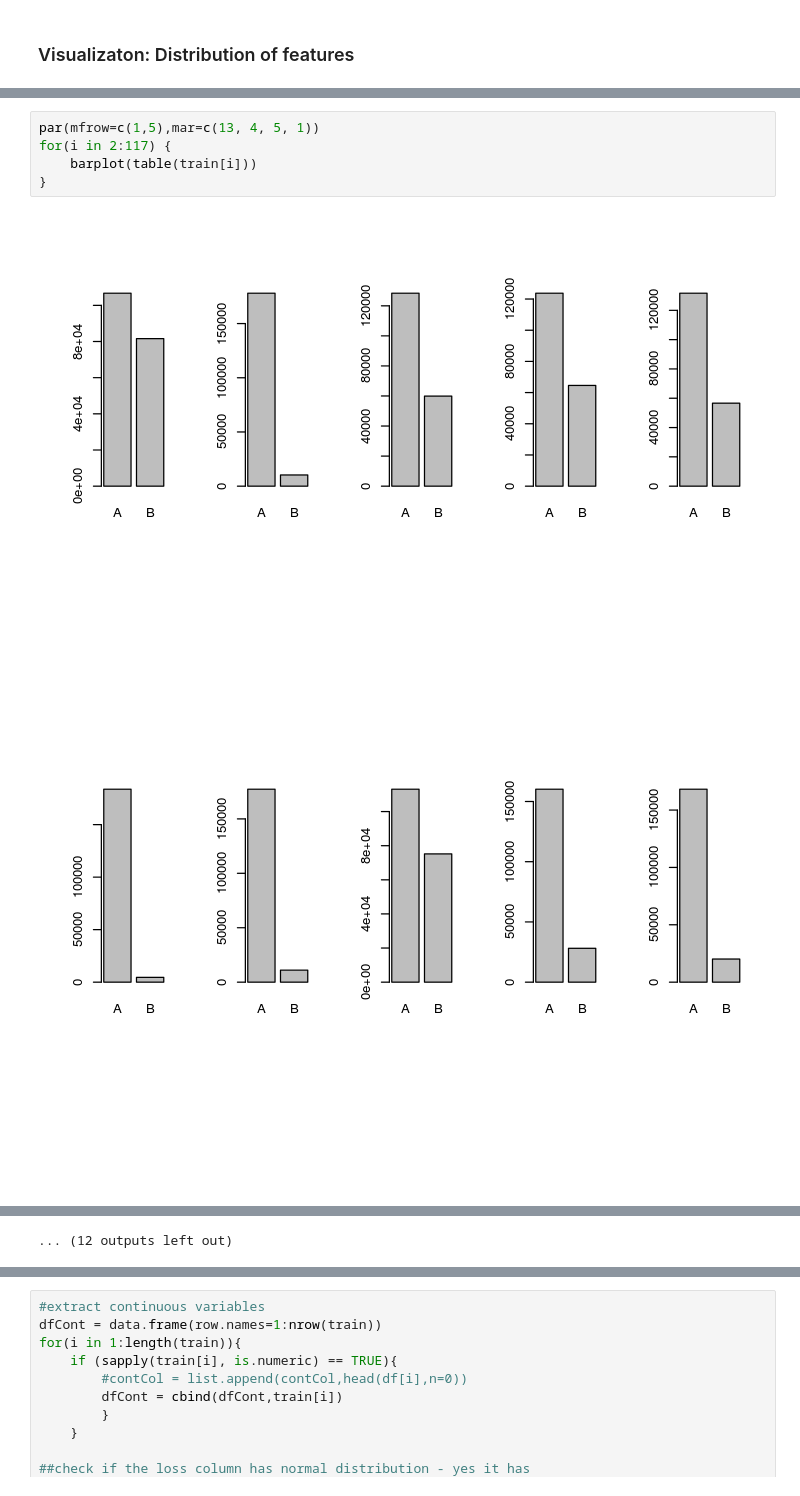
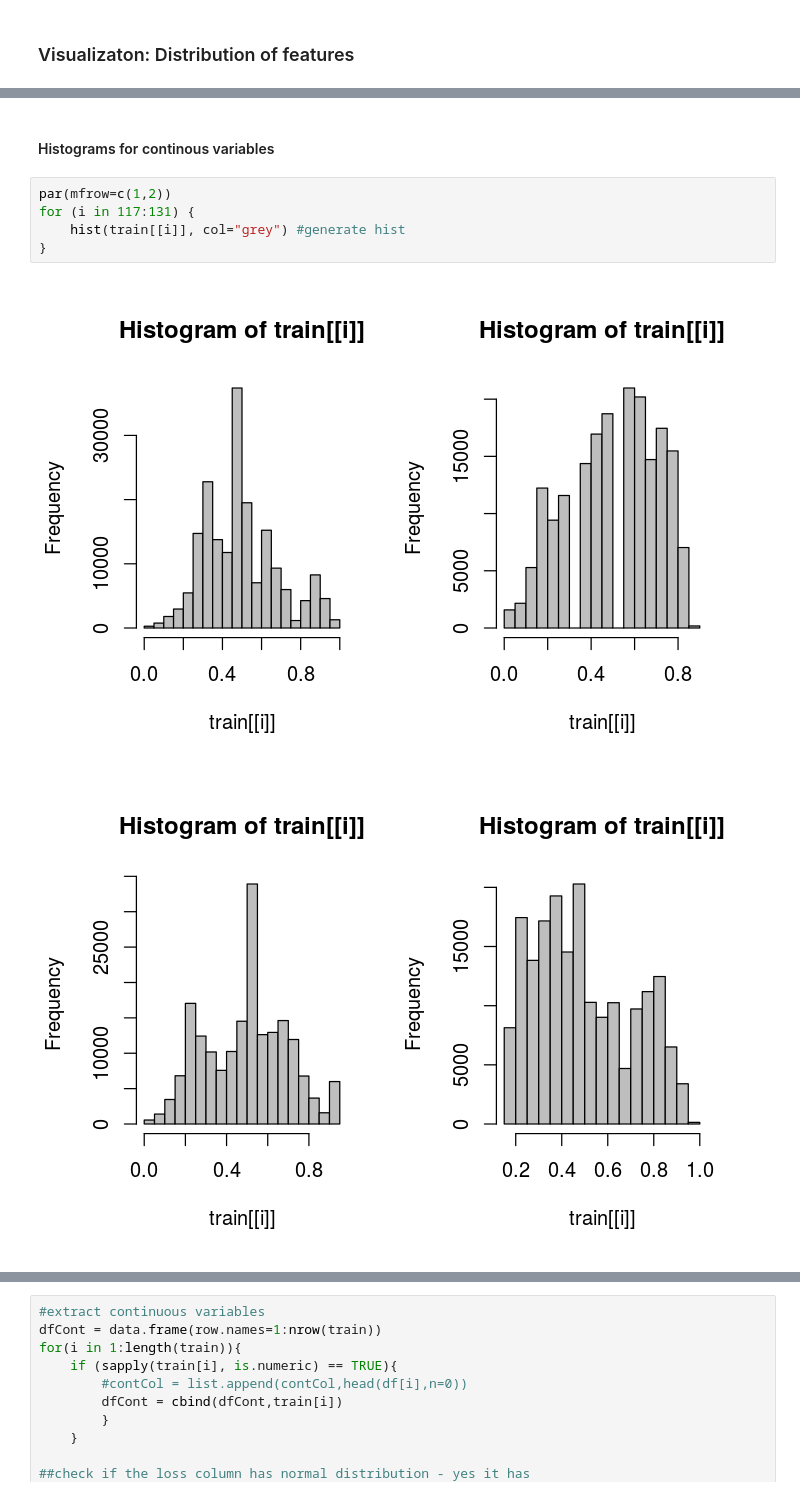
Before and after one commit to adrijanik/kaggle_allstate_claims_severity, a Jupyter notebook: AllstateClaimsSeverty.ipynb, the cells around one changed output, grey strips where cells are left out. Saved outputs shown, nothing was run; the diff lists cells and outputs as text.

Commit message:
Added distribution and histogram plots

```diff
--- a/AllstateClaimsSeverty.ipynb
+++ b/AllstateClaimsSeverty.ipynb
@@ -237,8 +202,10 @@ The following object is masked from ‘package:dplyr’:
+# %% [markdown]
+#### Histograms for continous variables
 # %%
-par(mfrow=c(1,5),mar=c(13, 4, 5, 1))
-for(i in 2:117) {
-    barplot(table(train[i]))
+par(mfrow=c(1,2))
+for (i in 117:131) {
+    hist(train[[i]], col="grey") #generate hist
 }
 # %% [output]
-[figure, old version]
+[figure, new version]
-[figure, old version]
+[figure, new version]
@@ -255 +217,0 @@ for(i in 2:117) {
-... (12 outputs left out)
```
Also changed, not shown: parts of 27 cells of this notebook.
